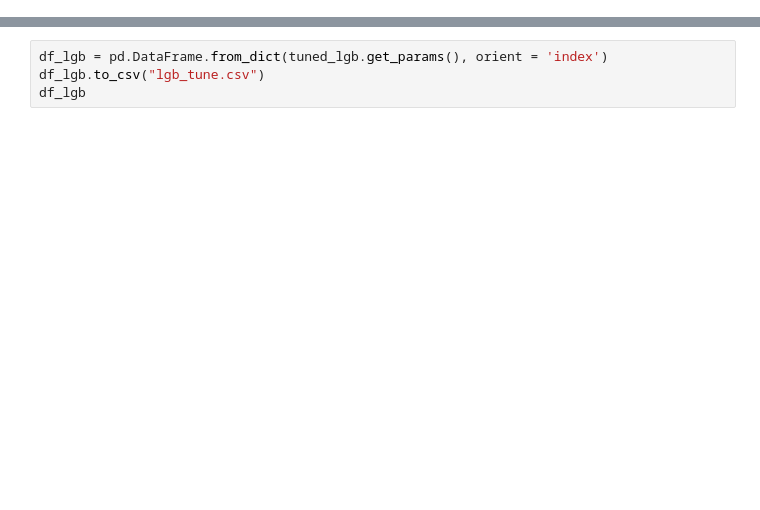
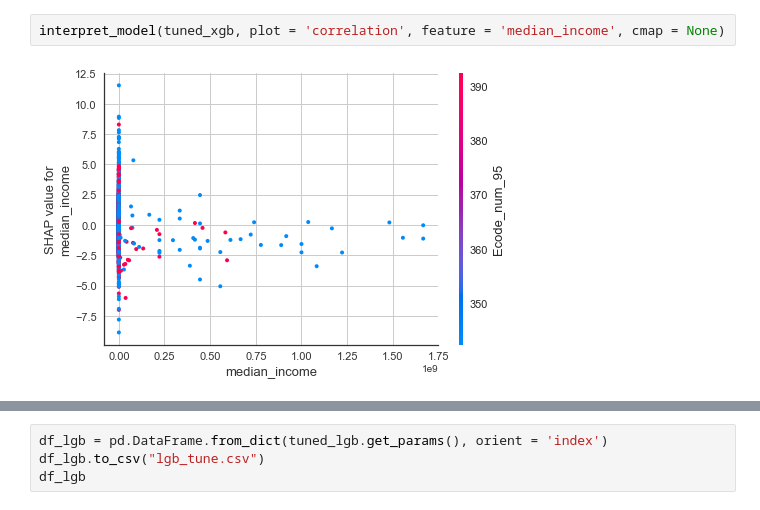
Before and after one commit to galengorski/CAWSC_WaterUse, a Jupyter notebook: ml_experiments/annual_v_0_0/pycaret/pycaret_shadow.ipynb, the cells around one changed output, grey strips where cells are left out. Saved outputs shown, nothing was run; the diff lists cells and outputs as text; blank space fills up the shorter version.

```diff
--- a/ml_experiments/annual_v_0_0/pycaret/pycaret_shadow.ipynb
+++ b/ml_experiments/annual_v_0_0/pycaret/pycaret_shadow.ipynb
@@ -156,0 +349,4 @@ plot_model(tuned_xgb,  plot = 'error')
+# %%
+interpret_model(tuned_xgb, plot = 'correlation', feature = 'median_income', cmap = None)
+# %% [output]
+[figure, added]
```
Also changed, not shown: parts of 19 cells of this notebook, 2 other files.
